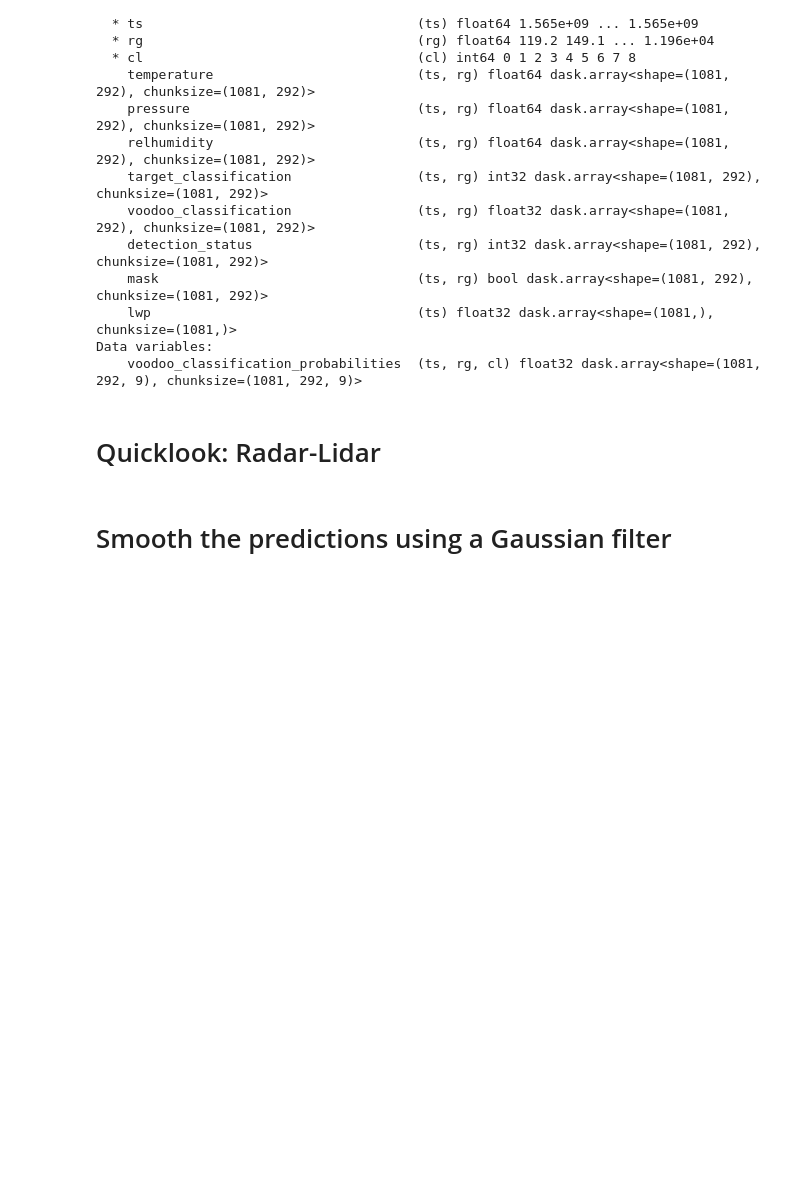
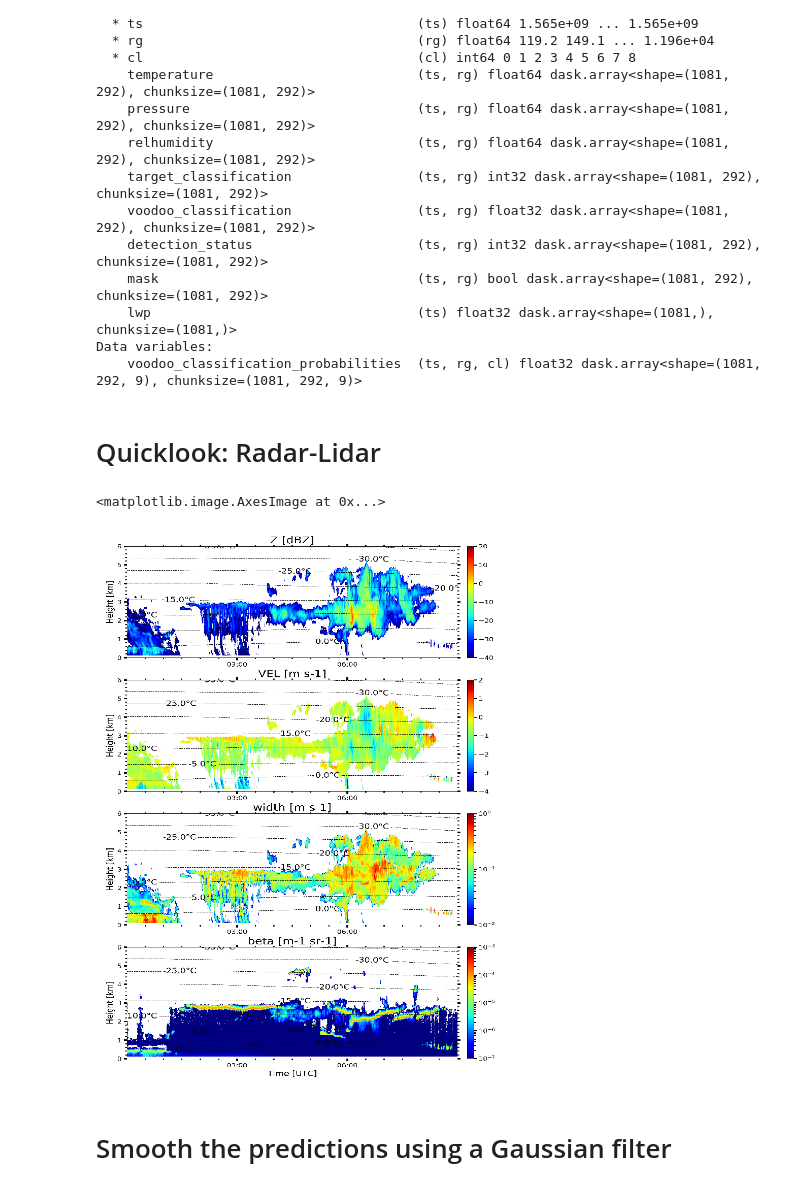
Before and after one commit to KarlJohnsonnn/voodoo_quicklooks, a Jupyter notebook: voodoo_lwp_correlation.ipynb, the cells around one changed output. Saved outputs shown, nothing was run; the diff lists cells and outputs as text; code cells hidden in the pictures; blank space fills up the shorter version.

```diff
--- a/voodoo_lwp_correlation.ipynb
+++ b/voodoo_lwp_correlation.ipynb
@@ -67,6 +67,21 @@ Data variables:
     voodoo_classification_probabilities  (ts, rg, cl) float32 dask.array<shape=(1081, 292, 9), chunksize=(1081, 292, 9)>
 # %% [markdown]
 # Quicklook: Radar-Lidar
+# %%
+
+# importing pyplot and image from matplotlib
+import matplotlib.pyplot as plt
+import matplotlib.image as img
+
+# reading png image file
+im = img.imread('plots/20190801-VOODOO_radar_lidar.png')
+
+plt.rcParams["figure.figsize"] = (15,20)
+plt.axis('off')
+plt.imshow(im, aspect='auto')
+# %% [output]
+<matplotlib.image.AxesImage at 0x...>
+[figure, added]
 # %% [markdown]
 # Smooth the predictions using a Gaussian filter
 # %%
```
